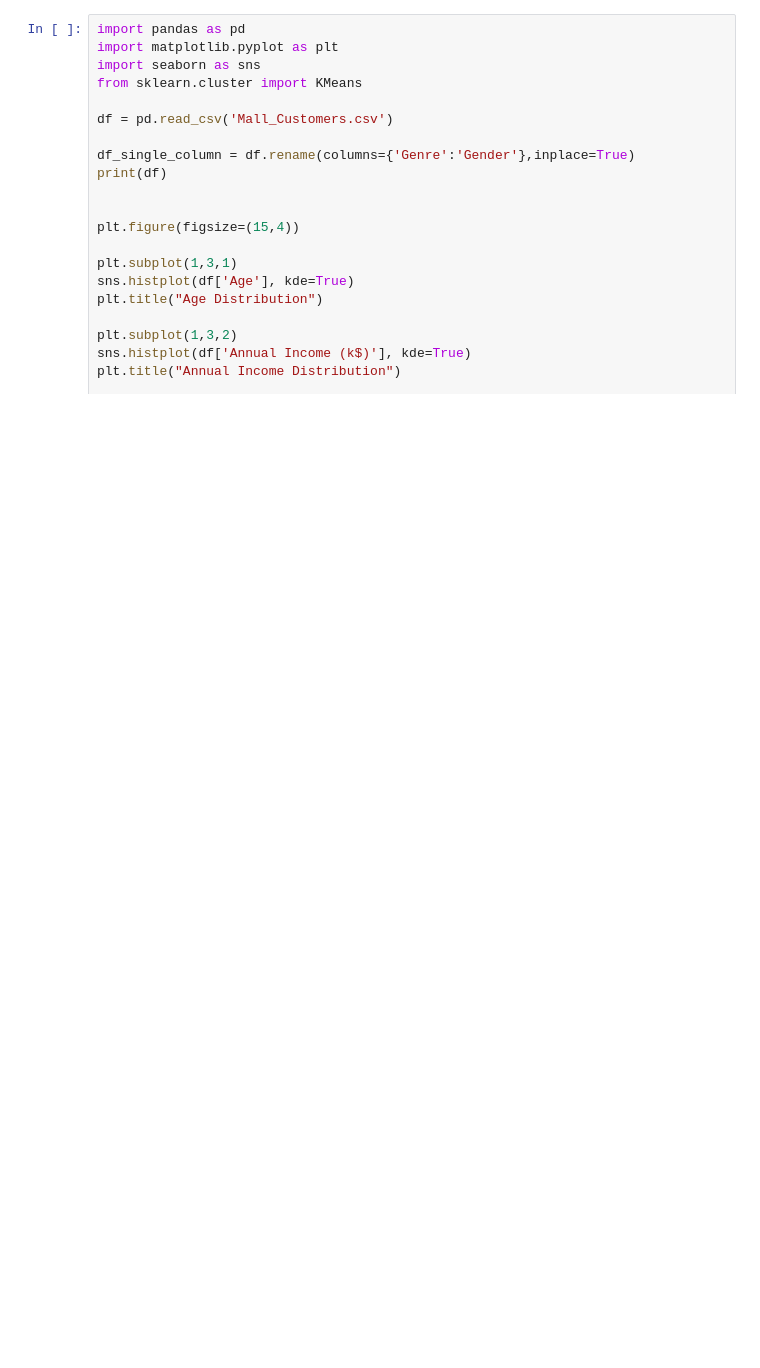
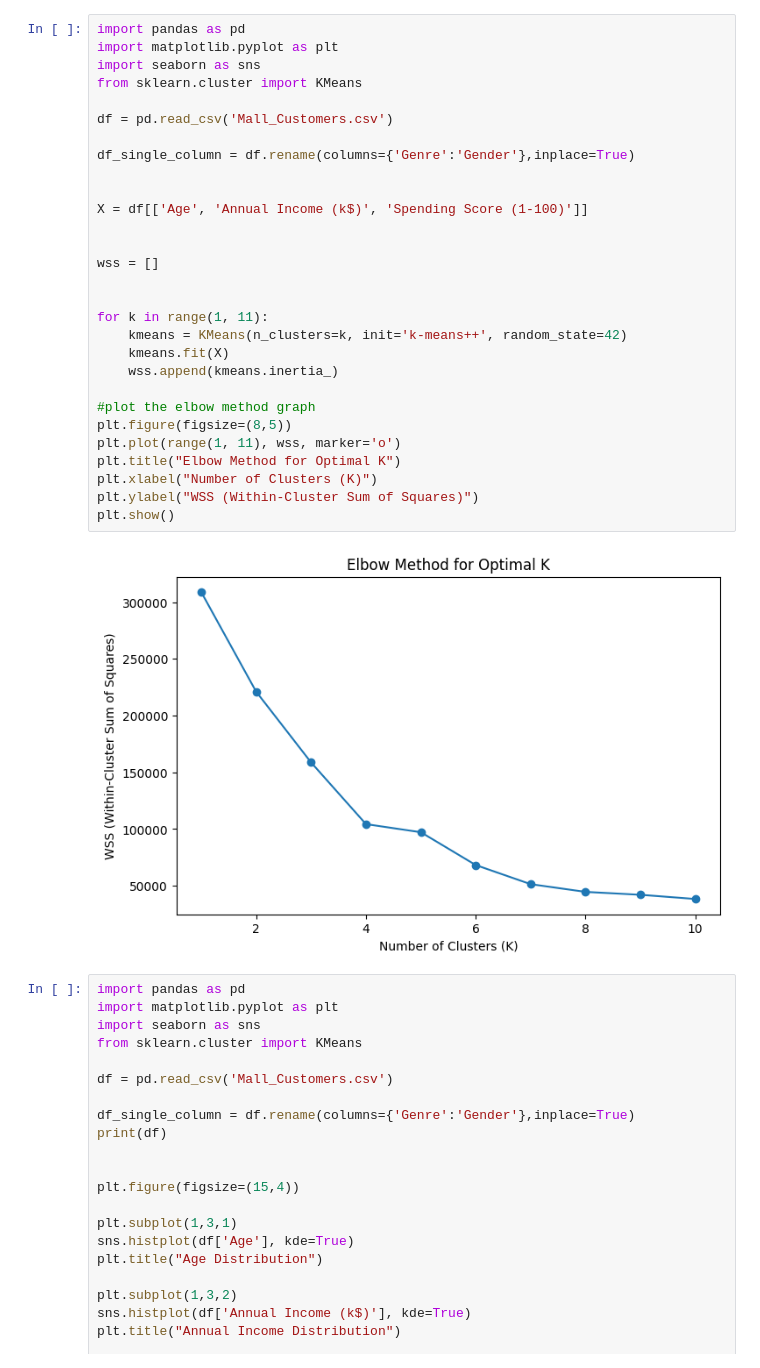
Before and after one commit to Jarad-patrick/customer_segmentation_project, a Jupyter notebook: k_means.ipynb, the cells around one changed output. Drawn from its saved outputs; the diff is of its cells as text; blank space fills up the shorter version.

Commit message:
feature: choosing optimal k using elbow method

```diff
--- a/k_means.ipynb
+++ b/k_means.ipynb
@@ -1,3 +22,34 @@
+# %%
+import pandas as pd
+import matplotlib.pyplot as plt
+import seaborn as sns
+from sklearn.cluster import KMeans
+
+df = pd.read_csv('Mall_Customers.csv')
+
+df_single_column = df.rename(columns={'Genre':'Gender'},inplace=True)
+
+
+X = df[['Age', 'Annual Income (k$)', 'Spending Score (1-100)']]
+
+
+wss = []
+
+
+for k in range(1, 11):
+    kmeans = KMeans(n_clusters=k, init='k-means++', random_state=42)
+    kmeans.fit(X)
+    wss.append(kmeans.inertia_)
+
+#plot the elbow method graph
+plt.figure(figsize=(8,5))
+plt.plot(range(1, 11), wss, marker='o')
+plt.title("Elbow Method for Optimal K")
+plt.xlabel("Number of Clusters (K)")
+plt.ylabel("WSS (Within-Cluster Sum of Squares)")
+plt.show()
+# %% [output]
+[figure, added]
 # %%
 import pandas as pd
 import matplotlib.pyplot as plt
```
Also changed, not shown: parts of 1 cell of this notebook, 1 other file.
